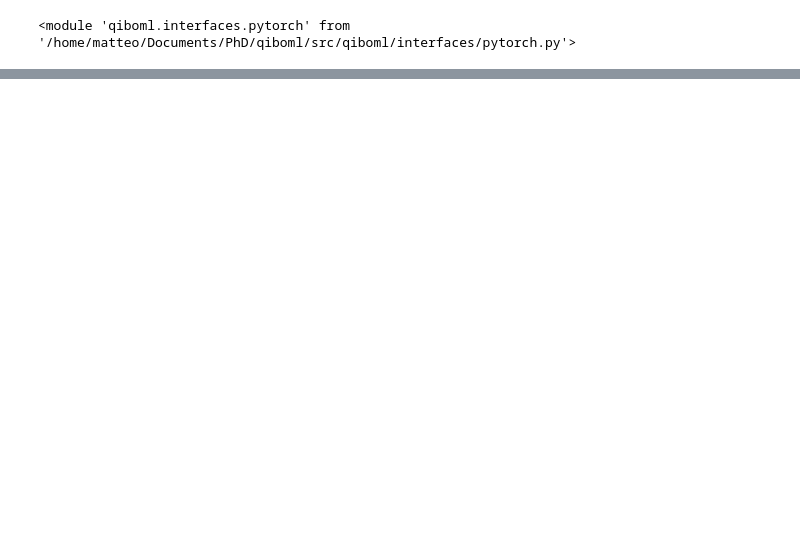
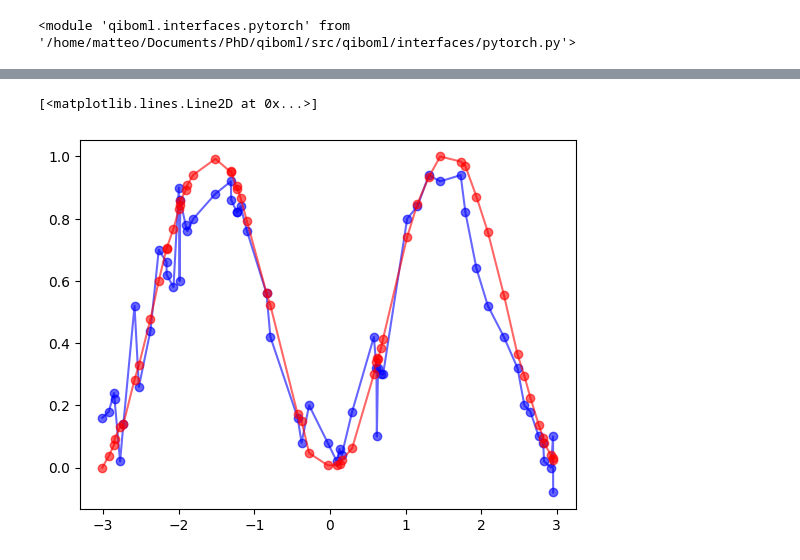
Before and after one commit to qiboteam/qiboml, a Jupyter notebook: tutorials/model_training.ipynb, the cells around one changed output, grey strips where cells are left out. Cells and saved outputs as stored; diff of their text form; code cells hidden in the pictures; blank space fills up the shorter version.

```diff
--- a/tutorials/model_training.ipynb
+++ b/tutorials/model_training.ipynb
@@ -200,0 +175,7 @@ for g in encc.parametrized_gates:
+# %%
+preds = predict_sample(q_model, data)
+plt.plot(data, preds, marker="o", color="blue", alpha=0.6)
+plt.plot(data, labels, marker="o", color="red", alpha=0.6)
+# %% [output]
+[<matplotlib.lines.Line2D at 0x...>]
+[figure, added]
```
Also changed, not shown: parts of 16 cells of this notebook, 1 other file.
